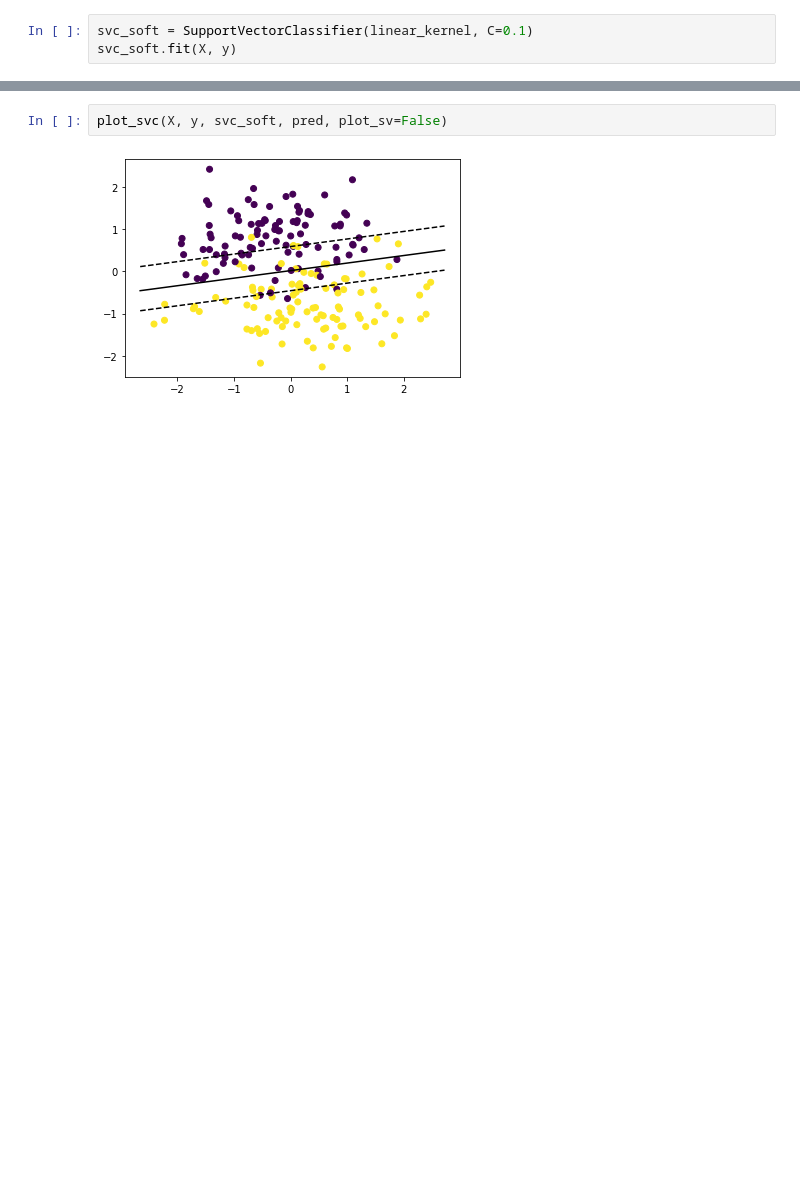
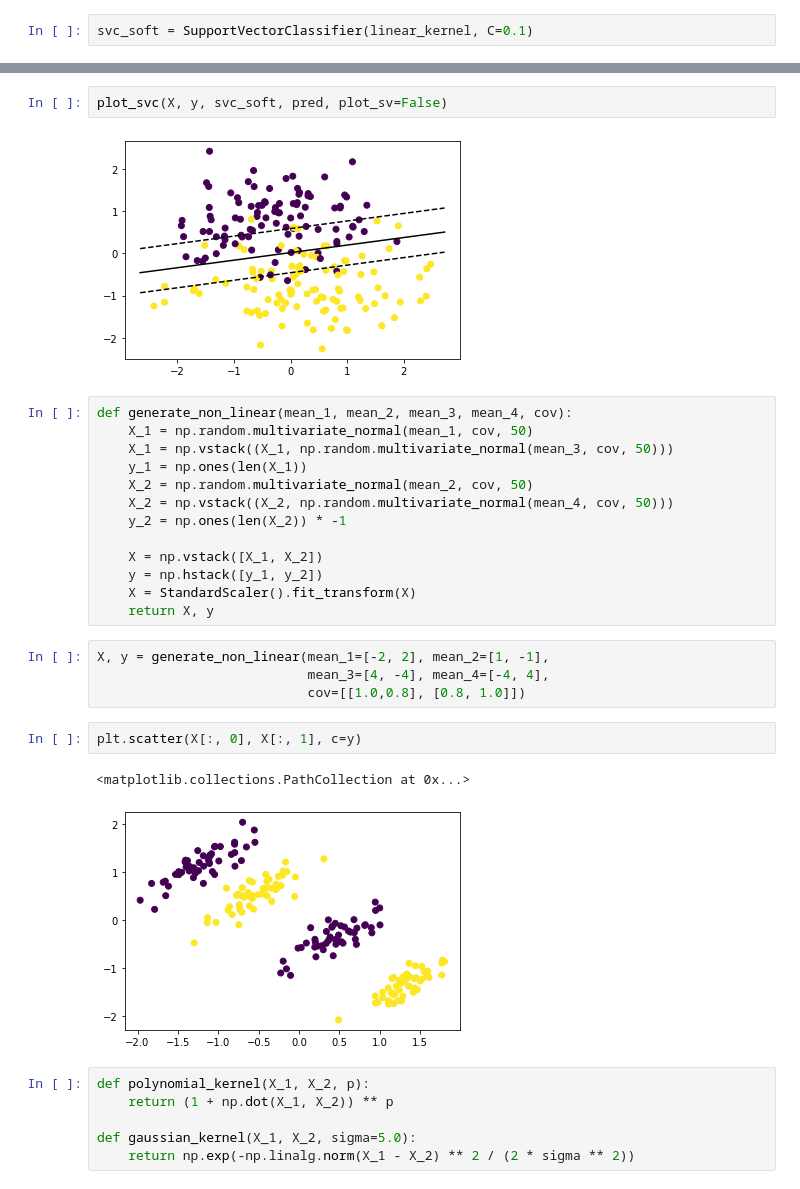
Before and after one commit to ConsciousML/SVM-from-scratch, a Jupyter notebook: Support Vector Machines.ipynb, the cells around one changed output, grey strips where cells are left out. Drawn from its saved outputs; the diff is of its cells as text; blank space fills up the shorter version.

Commit message:
add non linear data

```diff
--- a/Support Vector Machines.ipynb
+++ b/Support Vector Machines.ipynb
@@ -217,6 +214,5 @@ def polynomial_kernel(X_1, X_2, p):
 # %%
 svc_soft = SupportVectorClassifier(linear_kernel, C=0.1)
-svc_soft.fit(X, y)
 # %% [output]
      pcost       dcost       gap    pres   dres
  0: -4.2577e+01 -4.1240e+01  1e+03  3e+01  2e-15
@@ -236,3 +232,31 @@ pred = svc_soft.predict(X)
 plot_svc(X, y, svc_soft, pred, plot_sv=False)
 # %% [output]
 [figure]
+# %%
+def generate_non_linear(mean_1, mean_2, mean_3, mean_4, cov):
+    X_1 = np.random.multivariate_normal(mean_1, cov, 50)
+    X_1 = np.vstack((X_1, np.random.multivariate_normal(mean_3, cov, 50)))
+    y_1 = np.ones(len(X_1))
+    X_2 = np.random.multivariate_normal(mean_2, cov, 50)
+    X_2 = np.vstack((X_2, np.random.multivariate_normal(mean_4, cov, 50)))
+    y_2 = np.ones(len(X_2)) * -1
+
+    X = np.vstack([X_1, X_2])
+    y = np.hstack([y_1, y_2])
+    X = StandardScaler().fit_transform(X)
+    return X, y
+# %%
+X, y = generate_non_linear(mean_1=[-2, 2], mean_2=[1, -1],
+                           mean_3=[4, -4], mean_4=[-4, 4],
+                           cov=[[1.0,0.8], [0.8, 1.0]])
+# %%
+plt.scatter(X[:, 0], X[:, 1], c=y)
+# %% [output]
+<matplotlib.collections.PathCollection at 0x...>
+[figure, added]
+# %%
+def polynomial_kernel(X_1, X_2, p):
+    return (1 + np.dot(X_1, X_2)) ** p
+
+def gaussian_kernel(X_1, X_2, sigma=5.0):
+    return np.exp(-np.linalg.norm(X_1 - X_2) ** 2 / (2 * sigma ** 2))
```
Also changed, not shown: parts of 1 cell of this notebook.
